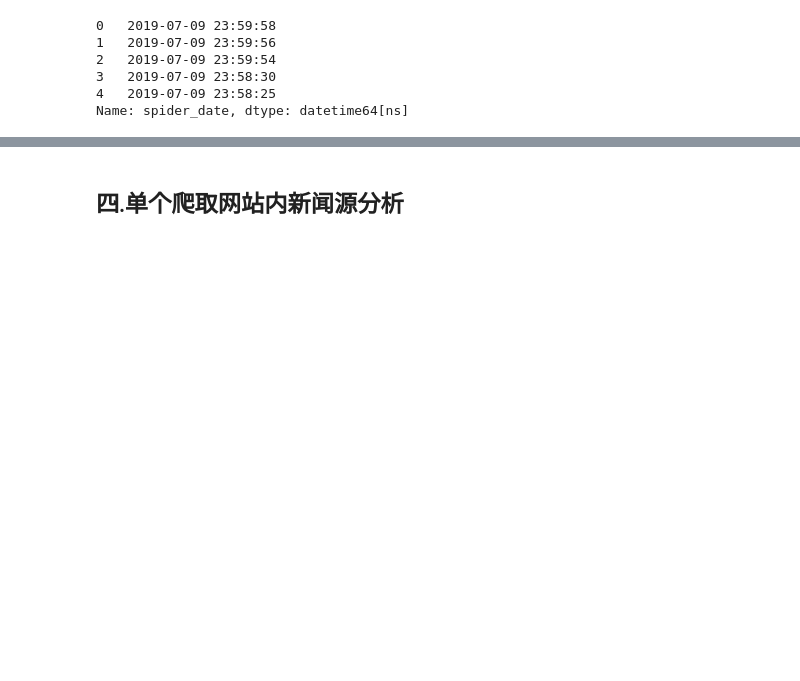
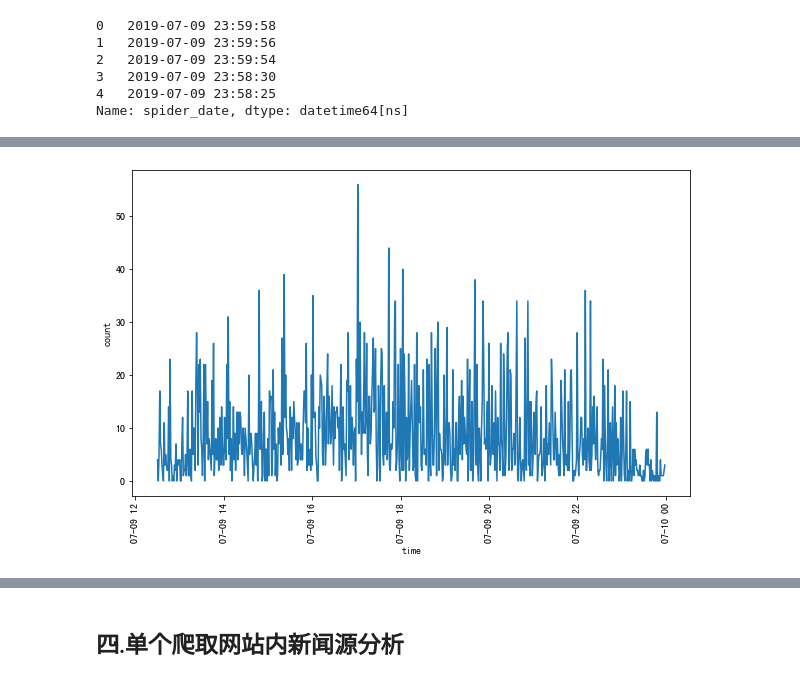
Before and after one commit to AprilJW/python_data_analysis, a Jupyter notebook: 0713/2019-07-11新闻数据分析.ipynb, the cells around one changed output, grey strips where cells are left out. Drawn from its saved outputs; the diff is of its cells as text; code cells hidden in the pictures; blank space fills up the shorter version.

Commit message:
add datetime

```diff
--- a/0713/2019-07-11新闻数据分析.ipynb
+++ b/0713/2019-07-11新闻数据分析.ipynb
@@ -436,9 +439,13 @@ Name: spider_date, dtype: datetime64[ns]
 #     print(i)
 #print(data['pub_time'][2])
 
-
+interval_list = []
 for i, date in enumerate(data['spider_date']):
     pub = data['pub_time'][i]
-    interval = datetime.datetime.fromtimestamp(date.timestamp()) - datetime.datetime.fromtimestamp(pub.timestamp())
-    print(interval, type(interval))
+    #interval = datetime.datetime.fromtimestamp(date.timestamp()) - datetime.datetime.fromtimestamp(pub.timestamp())
+    #print(interval, type(interval))
+    interval = date - pub
+    interval_list.append(interval)
+
+print(len(interval_list), interval_list[:5])
 # %% [output]
@@ -462,0 +453,4 @@ ValueError: NaTType does not support timestamp
+# %%
+interval_series = pd.Series(interval_list).T
+interval_series.name = 'interval'
+print(interval_series.shape)
@@ -462,0 +463,4 @@ ValueError: NaTType does not support timestamp
+# %%
+spider_interval_df = pd.concat([data['spider_date'], interval_series], axis=1)
+spider_interval_df.sort_values('spider_date', inplace=True)
+print(spider_interval_df.head(10))
@@ -462,0 +483,5 @@ ValueError: NaTType does not support timestamp
+# %%
+spider_date_1mincount = pd.pivot_table(spider_interval_df, values=['spider_date'],
+                                       index=pd.Grouper(freq='1min', key='spider_date'),
+                                       aggfunc='count')
+print(spider_date_1mincount.head(), spider_date_1mincount.shape)
@@ -462,0 +499,16 @@ ValueError: NaTType does not support timestamp
+# %%
+fig, ax = plt.subplots(figsize=(10,6))
+x_stick =
+y_stick = spider_date_1mincount
+ax.plot(x_stick, y_stick)
+
+for label in ax.get_xticklabels()[::50]:
+        label.set_visible(True)
+
+plt.xticks(rotation=90)
+plt.xlabel('time')
+plt.ylabel('count')
+plt.show()
+#print(help(ax))
+# %% [output]
+[figure, added]
```
Also changed, not shown: parts of 18 cells of this notebook.
